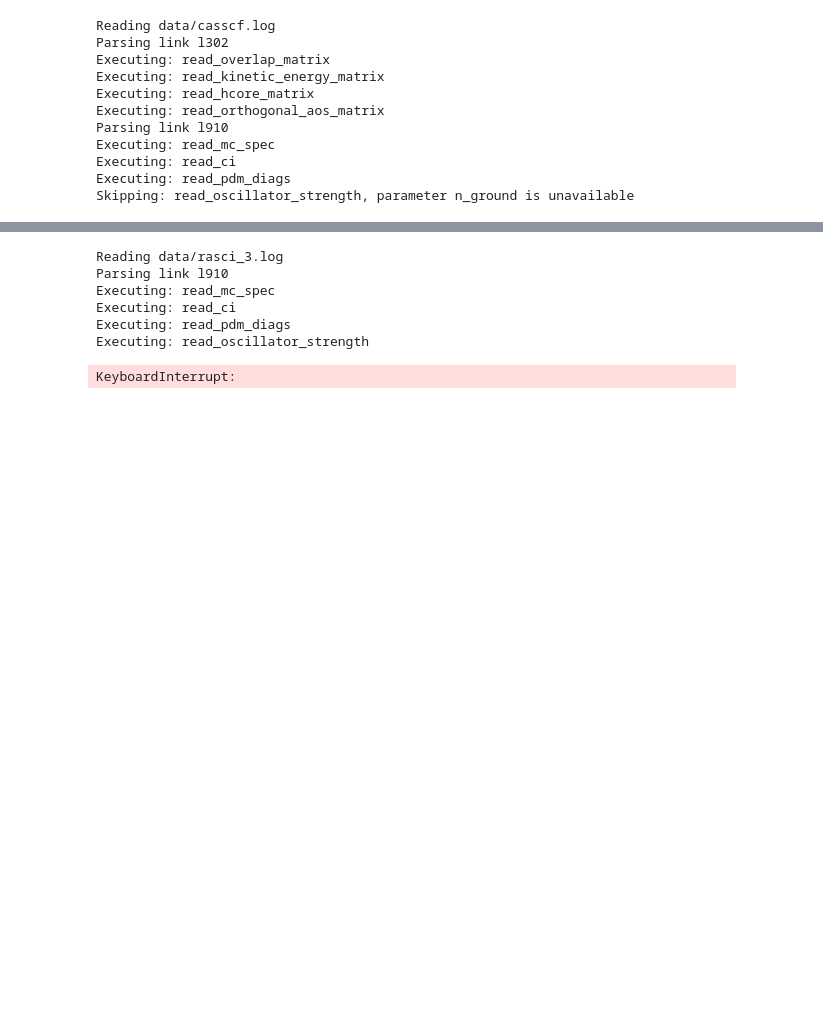
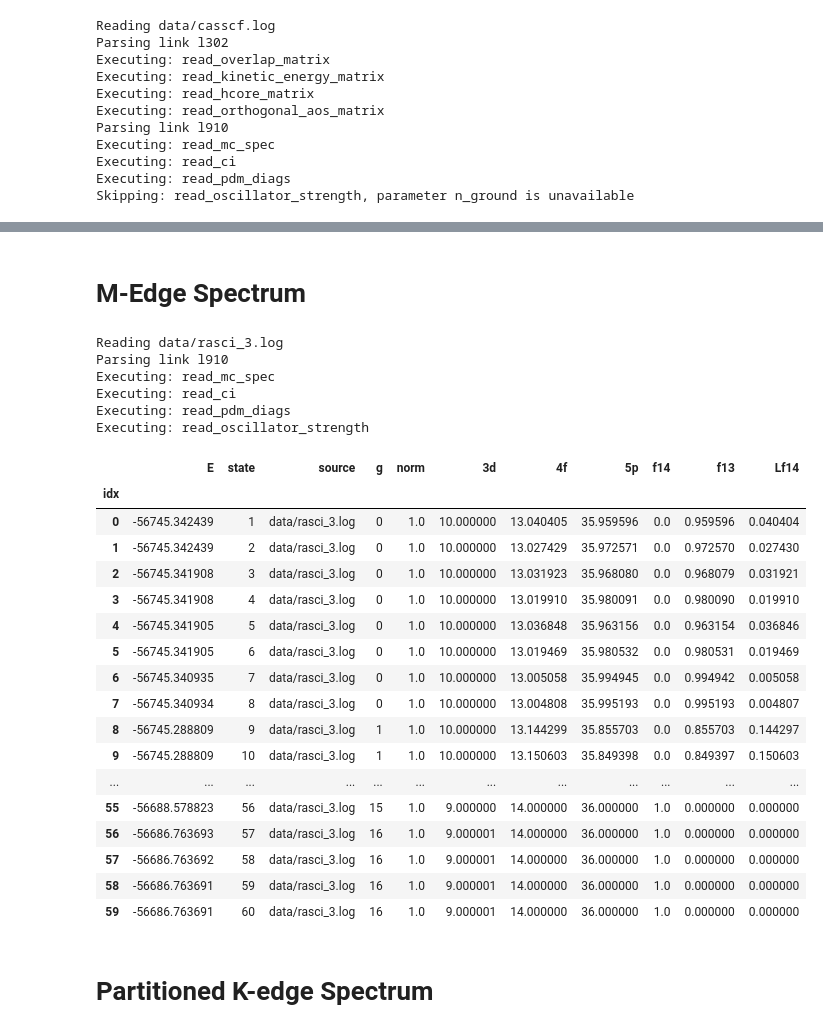
Before and after one commit to kshumilov/mctools, a Jupyter notebook: example.ipynb, the cells around one changed output, grey strips where cells are left out. Cells and saved outputs as stored; diff of their text form; code cells hidden in the pictures; blank space fills up the shorter version.

```diff
--- a/example.ipynb
+++ b/example.ipynb
@@ -40,14 +78,16 @@ Skipping: read_oscillator_strength, parameter n_ground is unavailable
+# %% [markdown]
+#  M-Edge Spectrum
 # %%
 rasci_gdvlog = os.path.join(data_dir, 'rasci_3.log')
 
-data = parse_gdvlog(rasci_gdvlog, l910_parser_funcs, n_ground=14)
-medge_space = MCSpace.from_dict(data, max_hole=1, max_elec=0)
-medge_states = MCStates.from_dict(data, space=medge_space)
-medge_spec = MCSpectrum.from_dict(data, states=medge_states)
+m_edge_data = parse_gdvlog(rasci_gdvlog, l910_parser_funcs, n_ground=14)
+medge_space = MCSpace.from_dict(m_edge_data, max_hole=1, max_elec=0)
+medge_states = MCStates.from_dict(m_edge_data, space=medge_space)
+medge_spec = MCSpectrum.from_dict(m_edge_data, states=medge_states)
 
 medge_space.mo_blocks = {
     '3d': [(0, 10)],
-    '4f': [(10, 23), 49],
+    '4f': [(10, 23), 59],
     '5p': [(23, 59)],
 }
 
@@ -66,4 +106,26 @@ Executing: read_mc_spec
 Executing: read_ci
 Executing: read_pdm_diags
 Executing: read_oscillator_strength
-KeyboardInterrupt:
+# %%
+medge_spec.states.df
+# %% [output]
+|  | E | state | source | g | norm | 3d | 4f | 5p | f14 | f13 | Lf14 |
+| idx |  |  |  |  |  |  |  |  |  |  |  |
+| 0 | -56745.342439 | 1 | data/rasci_3.log | 0 | 1.0 | 10.000000 | 13.040405 | 35.959596 | 0.0 | 0.959596 | 0.040404 |
+| 1 | -56745.342439 | 2 | data/rasci_3.log | 0 | 1.0 | 10.000000 | 13.027429 | 35.972571 | 0.0 | 0.972570 | 0.027430 |
+| 2 | -56745.341908 | 3 | data/rasci_3.log | 0 | 1.0 | 10.000000 | 13.031923 | 35.968080 | 0.0 | 0.968079 | 0.031921 |
+| 3 | -56745.341908 | 4 | data/rasci_3.log | 0 | 1.0 | 10.000000 | 13.019910 | 35.980091 | 0.0 | 0.980090 | 0.019910 |
+| 4 | -56745.341905 | 5 | data/rasci_3.log | 0 | 1.0 | 10.000000 | 13.036848 | 35.963156 | 0.0 | 0.963154 | 0.036846 |
+| 5 | -56745.341905 | 6 | data/rasci_3.log | 0 | 1.0 | 10.000000 | 13.019469 | 35.980532 | 0.0 | 0.980531 | 0.019469 |
+| 6 | -56745.340935 | 7 | data/rasci_3.log | 0 | 1.0 | 10.000000 | 13.005058 | 35.994945 | 0.0 | 0.994942 | 0.005058 |
+| 7 | -56745.340934 | 8 | data/rasci_3.log | 0 | 1.0 | 10.000000 | 13.004808 | 35.995193 | 0.0 | 0.995193 | 0.004807 |
+| 8 | -56745.288809 | 9 | data/rasci_3.log | 1 | 1.0 | 10.000000 | 13.144299 | 35.855703 | 0.0 | 0.855703 | 0.144297 |
+| 9 | -56745.288809 | 10 | data/rasci_3.log | 1 | 1.0 | 10.000000 | 13.150603 | 35.849398 | 0.0 | 0.849397 | 0.150603 |
+| ... | ... | ... | ... | ... | ... | ... | ... | ... | ... | ... | ... |
+| 55 | -56688.578823 | 56 | data/rasci_3.log | 15 | 1.0 | 9.000000 | 14.000000 | 36.000000 | 1.0 | 0.000000 | 0.000000 |
+| 56 | -56686.763693 | 57 | data/rasci_3.log | 16 | 1.0 | 9.000001 | 14.000000 | 36.000000 | 1.0 | 0.000000 | 0.000000 |
+| 57 | -56686.763692 | 58 | data/rasci_3.log | 16 | 1.0 | 9.000001 | 14.000000 | 36.000000 | 1.0 | 0.000000 | 0.000000 |
+| 58 | -56686.763691 | 59 | data/rasci_3.log | 16 | 1.0 | 9.000001 | 14.000000 | 36.000000 | 1.0 | 0.000000 | 0.000000 |
+| 59 | -56686.763691 | 60 | data/rasci_3.log | 16 | 1.0 | 9.000001 | 14.000000 | 36.000000 | 1.0 | 0.000000 | 0.000000 |
+# %% [markdown]
+# Partitioned K-edge Spectrum
```
Also changed, not shown: parts of 9 cells of this notebook, 5 other files.
